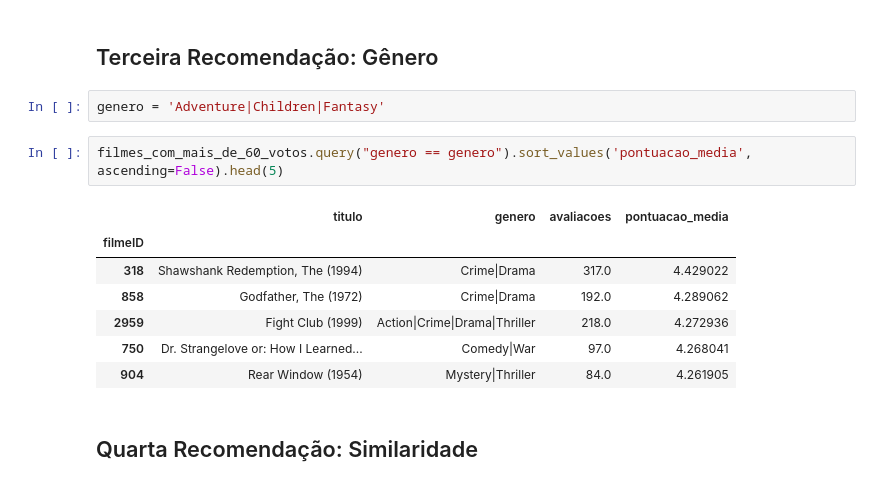
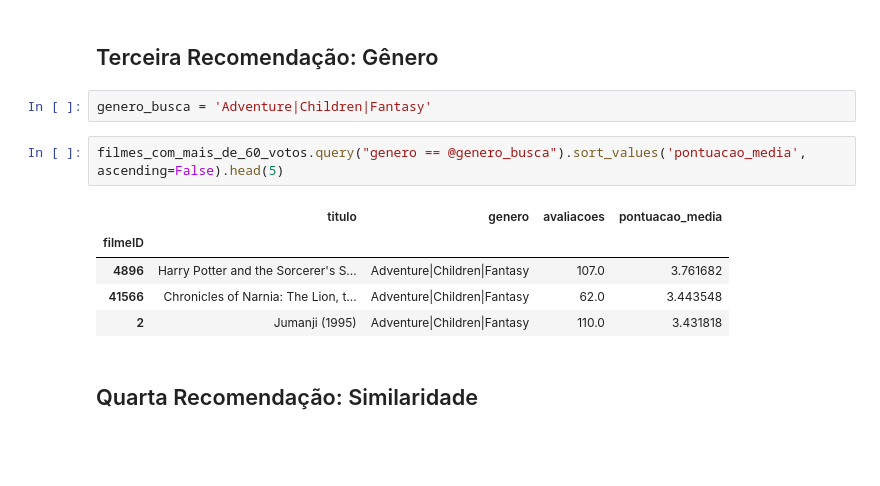
Before and after one commit to LucasBezerraSantos/Projetos_Praticos_Machine_Learning, a Jupyter notebook: Sistemas_de_recomendacao.ipynb, the cells around one changed output. Cells and saved outputs as stored; diff of their text form; blank space fills up the shorter version.

```diff
--- a/Sistemas_de_recomendacao.ipynb
+++ b/Sistemas_de_recomendacao.ipynb
@@ -114,17 +114,15 @@ filmes_com_mais_de_60_votos.sort_values('pontuacao_media', ascending=False).head
 # %% [markdown]
 ## Terceira Recomendação: Gênero
 # %%
-genero = 'Adventure|Children|Fantasy'
+genero_busca = 'Adventure|Children|Fantasy'
 # %%
-filmes_com_mais_de_60_votos.query("genero == genero").sort_values('pontuacao_media', ascending=False).head(5)
+filmes_com_mais_de_60_votos.query("genero == @genero_busca").sort_values('pontuacao_media', ascending=False).head(5)
 # %% [output]
 |  | titulo | genero | avaliacoes | pontuacao_media |
 | filmeID |  |  |  |  |
-| 318 | Shawshank Redemption, The (1994) | Crime|Drama | 317.0 | 4.429022 |
-| 858 | Godfather, The (1972) | Crime|Drama | 192.0 | 4.289062 |
-| 2959 | Fight Club (1999) | Action|Crime|Drama|Thriller | 218.0 | 4.272936 |
-| 750 | Dr. Strangelove or: How I Learned... | Comedy|War | 97.0 | 4.268041 |
-| 904 | Rear Window (1954) | Mystery|Thriller | 84.0 | 4.261905 |
+| 4896 | Harry Potter and the Sorcerer's S... | Adventure|Children|Fantasy | 107.0 | 3.761682 |
+| 41566 | Chronicles of Narnia: The Lion, t... | Adventure|Children|Fantasy | 62.0 | 3.443548 |
+| 2 | Jumanji (1995) | Adventure|Children|Fantasy | 110.0 | 3.431818 |
 # %% [markdown]
 ## Quarta Recomendação: Similaridade
 # %% [markdown]
```
